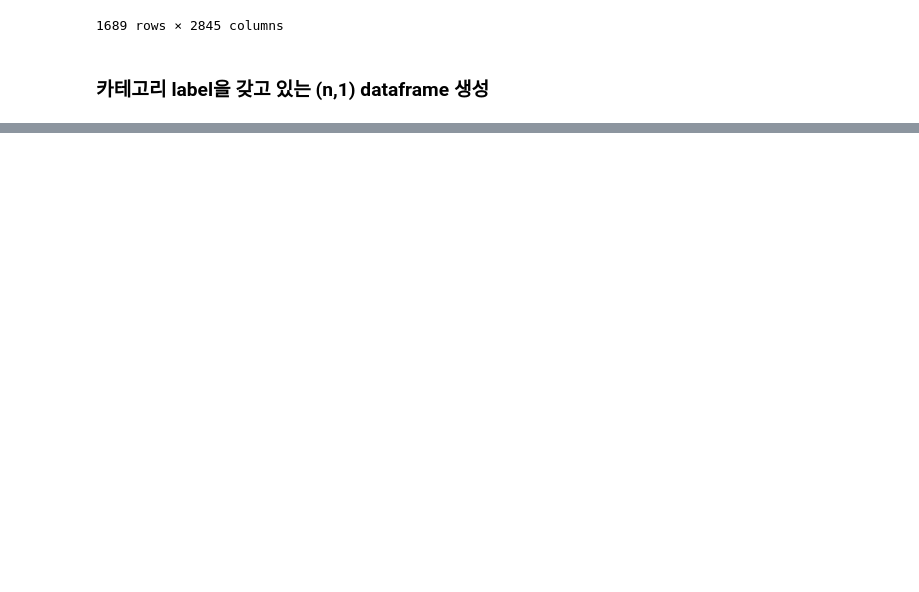
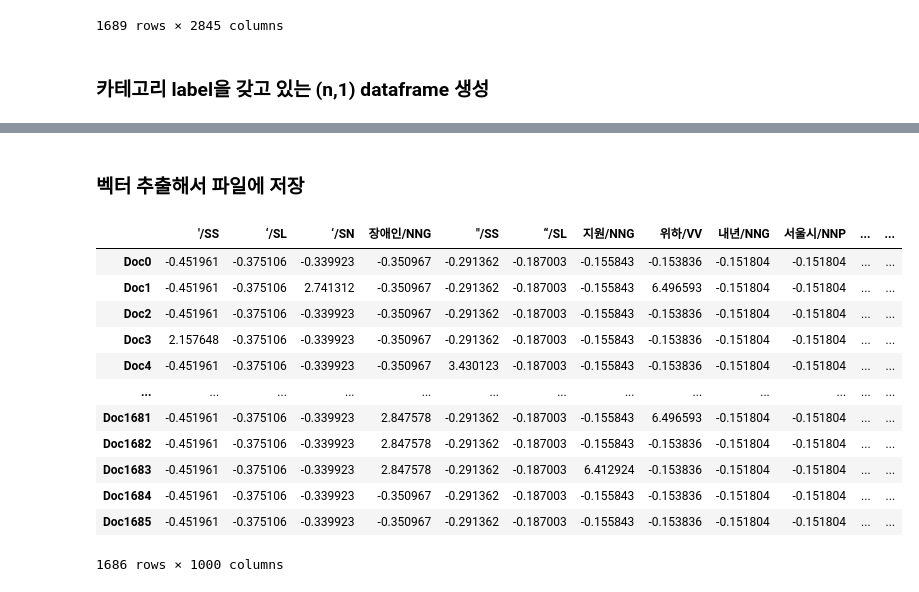
Before and after one commit to JDeoks/NLP_Assignment2, a Jupyter notebook: Assignment2.ipynb, the cells around one changed output, grey strips where cells are left out. Saved outputs shown, nothing was run; the diff lists cells and outputs as text; code cells hidden in the pictures; blank space fills up the shorter version.

```diff
--- a/Assignment2.ipynb
+++ b/Assignment2.ipynb
@@ -206,7 +197,7 @@ CC
 # %% [markdown]
 ### 카테고리 label을 갖고 있는 (n,1) dataframe 생성
 # %%
-label = pd.DataFrame(CC['category'])
+label = pd.DataFrame(DTM_df['category'])
 label
 # %% [output]
 |  | category |
@@ -249,0 +297,19 @@ CC_sorted
+# %% [markdown]
+### 벡터 추출해서 파일에 저장
+# %%
+label.iloc[:-2, :]
+TF_IDF_std
+# %% [output]
+|  | '/SS | ‘/SL | ‘/SN | 장애인/NNG | "/SS | “/SL | 지원/NNG | 위하/VV | 내년/NNG | 서울시/NNP | ... | ... |
+| Doc0 | -0.451961 | -0.375106 | -0.339923 | -0.350967 | -0.291362 | -0.187003 | -0.155843 | -0.153836 | -0.151804 | -0.151804 | ... | ... |
+| Doc1 | -0.451961 | -0.375106 | 2.741312 | -0.350967 | -0.291362 | -0.187003 | -0.155843 | 6.496593 | -0.151804 | -0.151804 | ... | ... |
+| Doc2 | -0.451961 | -0.375106 | -0.339923 | -0.350967 | -0.291362 | -0.187003 | -0.155843 | -0.153836 | -0.151804 | -0.151804 | ... | ... |
+| Doc3 | 2.157648 | -0.375106 | -0.339923 | -0.350967 | -0.291362 | -0.187003 | -0.155843 | -0.153836 | -0.151804 | -0.151804 | ... | ... |
+| Doc4 | -0.451961 | -0.375106 | -0.339923 | -0.350967 | 3.430123 | -0.187003 | -0.155843 | -0.153836 | -0.151804 | -0.151804 | ... | ... |
+| ... | ... | ... | ... | ... | ... | ... | ... | ... | ... | ... | ... | ... |
+| Doc1681 | -0.451961 | -0.375106 | -0.339923 | 2.847578 | -0.291362 | -0.187003 | -0.155843 | 6.496593 | -0.151804 | -0.151804 | ... | ... |
+| Doc1682 | -0.451961 | -0.375106 | -0.339923 | 2.847578 | -0.291362 | -0.187003 | -0.155843 | -0.153836 | -0.151804 | -0.151804 | ... | ... |
+| Doc1683 | -0.451961 | -0.375106 | -0.339923 | 2.847578 | -0.291362 | -0.187003 | 6.412924 | -0.153836 | -0.151804 | -0.151804 | ... | ... |
+| Doc1684 | -0.451961 | -0.375106 | -0.339923 | -0.350967 | -0.291362 | -0.187003 | -0.155843 | -0.153836 | -0.151804 | -0.151804 | ... | ... |
+| Doc1685 | -0.451961 | -0.375106 | -0.339923 | -0.350967 | -0.291362 | -0.187003 | -0.155843 | -0.153836 | -0.151804 | -0.151804 | ... | ... |
+1686 rows × 1000 columns
```
Also changed, not shown: parts of 23 cells of this notebook.
